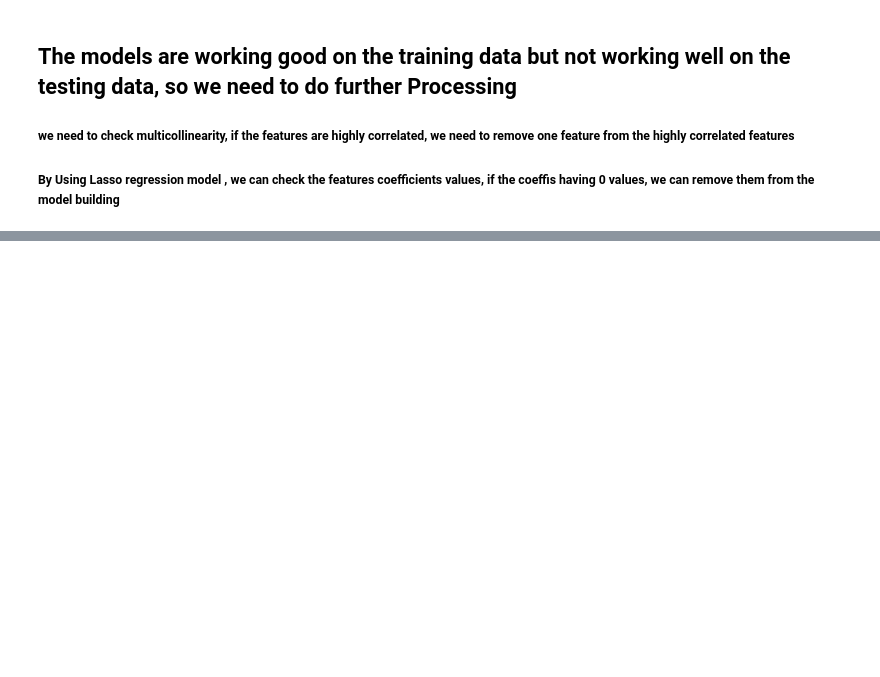
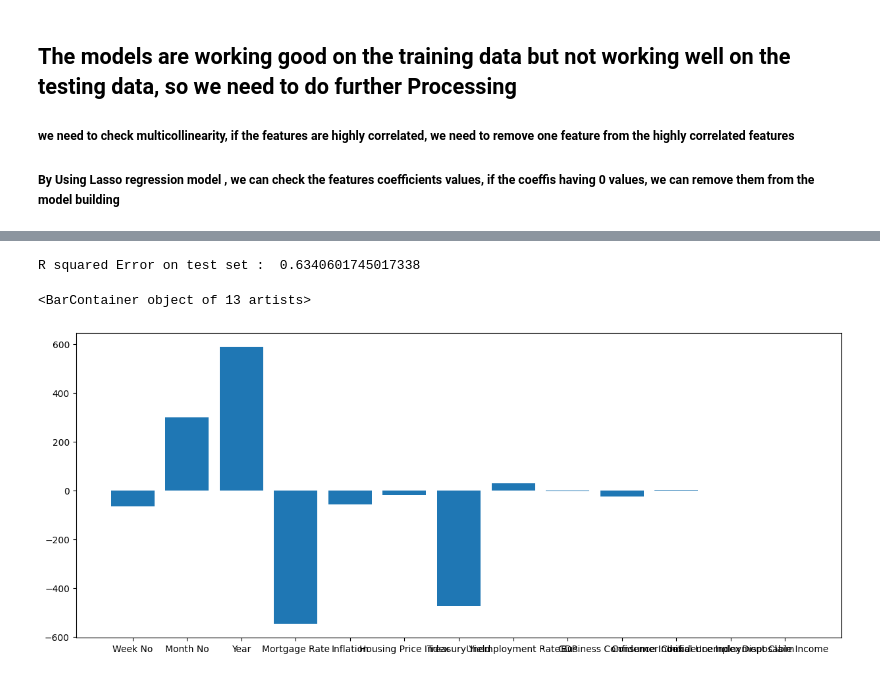
Before and after one commit to karthikeya-1508/ML_prac_files, a Jupyter notebook: Regression_Projects/Refinance_Project/Refinance_muticollinearity_Standardisation_Hyper_parameter_Tuning_LR_L1_L2_RF_XGBoost.ipynb, the cells around one changed output, grey strips where cells are left out. Cells and saved outputs as stored; diff of their text form; code cells hidden in the pictures; blank space fills up the shorter version.

```diff
--- a/Regression_Projects/Refinance_Project/Refinance_muticollinearity_Standardisation_Hyper_parameter_Tuning_LR_L1_L2_RF_XGBoost.ipynb
+++ b/Regression_Projects/Refinance_Project/Refinance_muticollinearity_Standardisation_Hyper_parameter_Tuning_LR_L1_L2_RF_XGBoost.ipynb
@@ -379,0 +500,25 @@ Tree-based models outperform linear models on this dataset. However, the presenc
+# %%
+# import Lasso regression from sklearn library
+from sklearn.linear_model import Lasso
+
+# Train the model
+lassoRegressor = Lasso(alpha = 1) #here setting alpha is nothing but lambda in the formula
+lassoRegressor.fit(X_train, y_train)
+y_predicted_lasso = lassoRegressor.predict(X_test)
+
+# calculating Mean Squared Error (mse)
+R_squared = r2_score(y_predicted_lasso,y_test)
+print("R squared Error on test set : ", R_squared)
+
+coefficient_df["column_names"] = X_train.columns
+coefficient_df['Coefficient_Value_lasso'] = pd.Series(lassoRegressor.coef_)
+#print(coefficient_df.head)
+#coefficient_df.to_csv('coeff_values.csv',index=False)
+
+plt.rcParams["figure.figsize"] = (15,6)
+
+plt.bar(coefficient_df["column_names"],coefficient_df["Coefficient_Value_lasso"])
+# %% [output]
+R squared Error on test set :  0.6340601745017338
+<BarContainer object of 13 artists>
+[figure, added]
```
Also changed, not shown: parts of 25 cells of this notebook, 1 other file.
